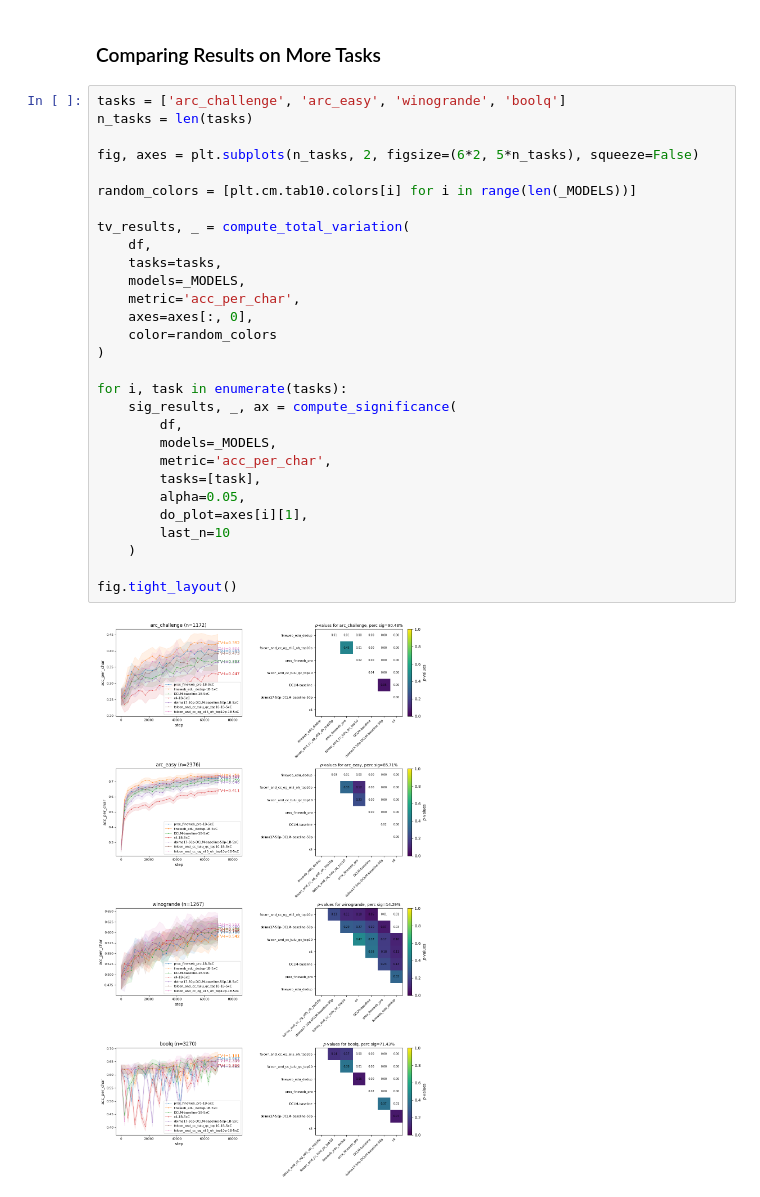
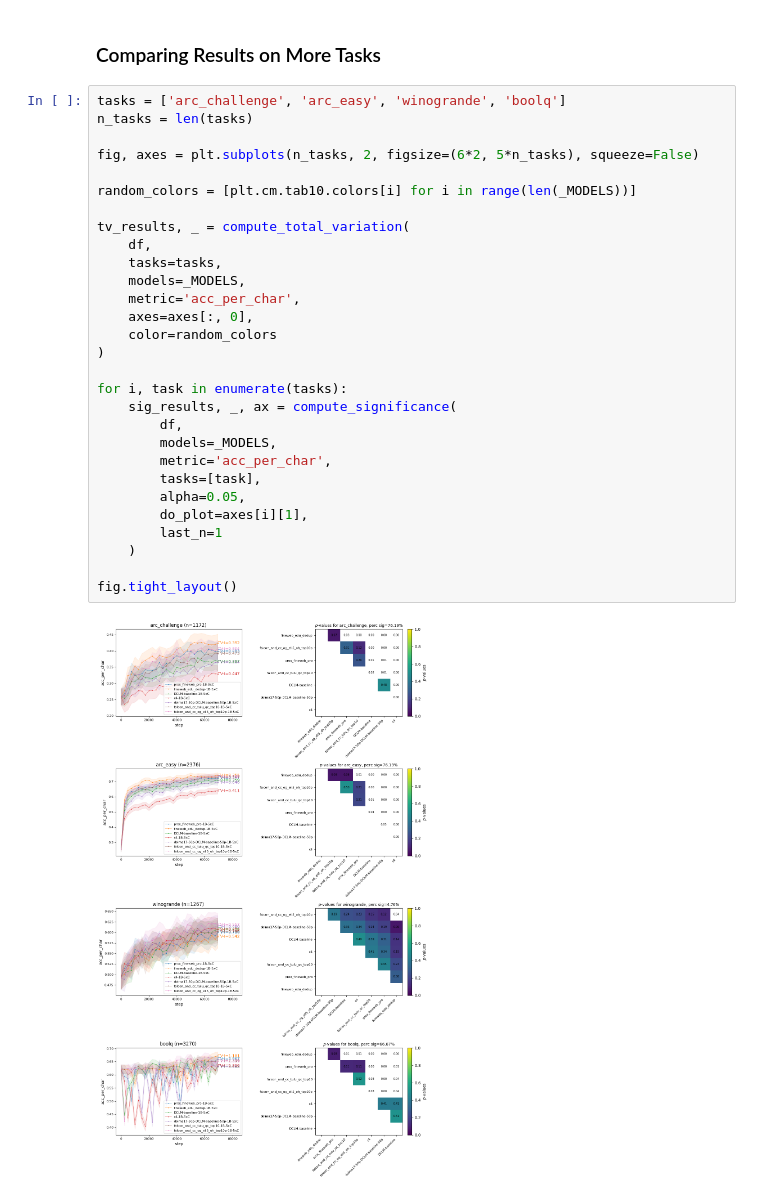
Before and after one commit to davidheineman/new-evals, a Jupyter notebook: analysis/notebooks/variance.ipynb, the cells around one changed output. Saved outputs shown, nothing was run; the diff lists cells and outputs as text.

```diff
--- a/analysis/notebooks/variance.ipynb
+++ b/analysis/notebooks/variance.ipynb
@@ -284,31 +284,31 @@ plot_comparison_dist('arc_easy')
 # %%
 tasks = ['arc_challenge', 'arc_easy', 'winogrande', 'boolq']
 n_tasks = len(tasks)
 
 fig, axes = plt.subplots(n_tasks, 2, figsize=(6*2, 5*n_tasks), squeeze=False)
 
 random_colors = [plt.cm.tab10.colors[i] for i in range(len(_MODELS))]
 
 tv_results, _ = compute_total_variation(
     df,
     tasks=tasks,
     models=_MODELS,
     metric='acc_per_char',
     axes=axes[:, 0],
     color=random_colors
 )
 
 for i, task in enumerate(tasks):
     sig_results, _, ax = compute_significance(
         df,
         models=_MODELS,
         metric='acc_per_char',
         tasks=[task],
         alpha=0.05,
         do_plot=axes[i][1],
-        last_n=10
+        last_n=1
     )
 
 fig.tight_layout()
 # %% [output]
-[figure, old version]
+[figure, new version]
```
Also changed, not shown: parts of 3 cells of this notebook.
